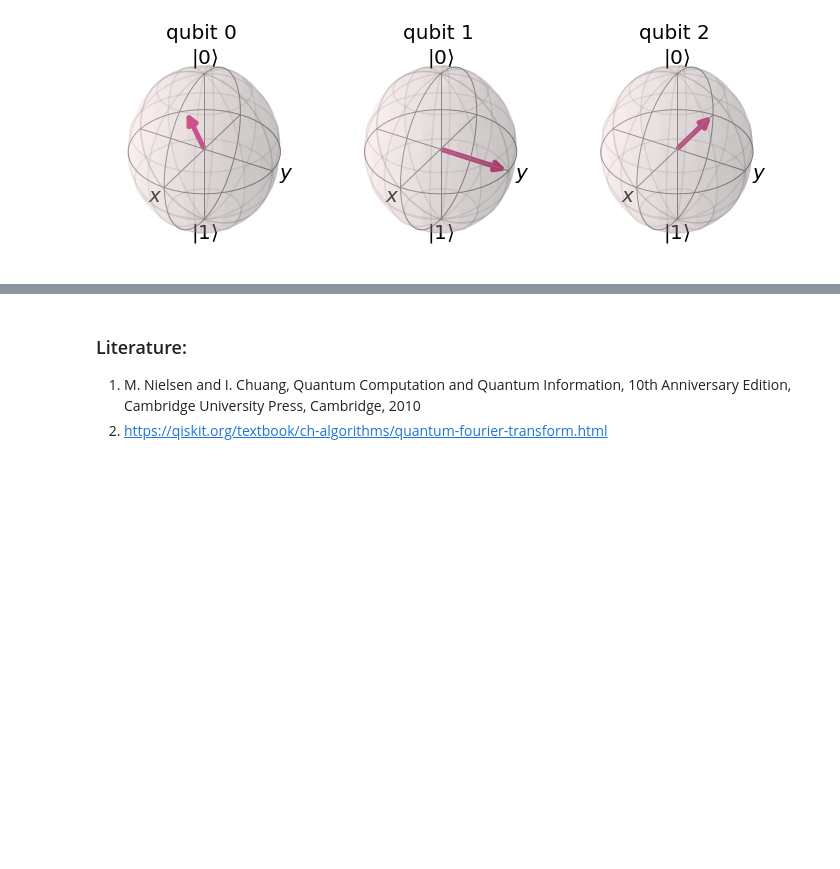
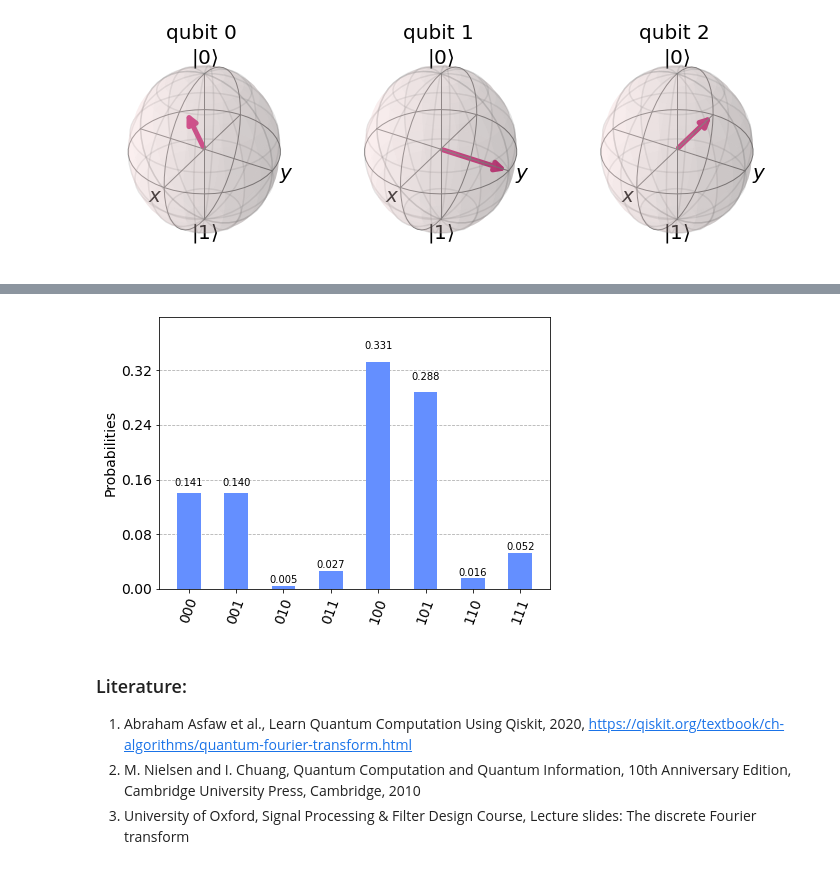
Before and after one commit to asakhnenko/EntangledSolutions, a Jupyter notebook: quantum_fourier_transform_qiskit.ipynb, the cells around one changed output, grey strips where cells are left out. Saved outputs shown, nothing was run; the diff lists cells and outputs as text; code cells hidden in the pictures; blank space fills up the shorter version.

```diff
--- a/quantum_fourier_transform_qiskit.ipynb
+++ b/quantum_fourier_transform_qiskit.ipynb
@@ -115,5 +219,11 @@ plot_bloch_multivector(statevector)
+# %%
+job = execute(circuit_inverse, backend=backend, shots=1000, optimization_level=3)
+plot_histogram(job.result().get_counts())
+# %% [output]
+[figure, added]
 # %% [markdown]
 ### Literature:
 
-1. M. Nielsen and I. Chuang, Quantum Computation and Quantum Information, 10th Anniversary Edition, Cambridge University Press, Cambridge, 2010
-2. https://qiskit.org/textbook/ch-algorithms/quantum-fourier-transform.html
+1. Abraham Asfaw et al., Learn Quantum Computation Using Qiskit, 2020, https://qiskit.org/textbook/ch-algorithms/quantum-fourier-transform.html
+2. M. Nielsen and I. Chuang, Quantum Computation and Quantum Information, 10th Anniversary Edition, Cambridge University Press, Cambridge, 2010
+3. University of Oxford, Signal Processing & Filter Design Course, Lecture slides: The discrete Fourier transform
```
Also changed, not shown: parts of 21 cells of this notebook.
